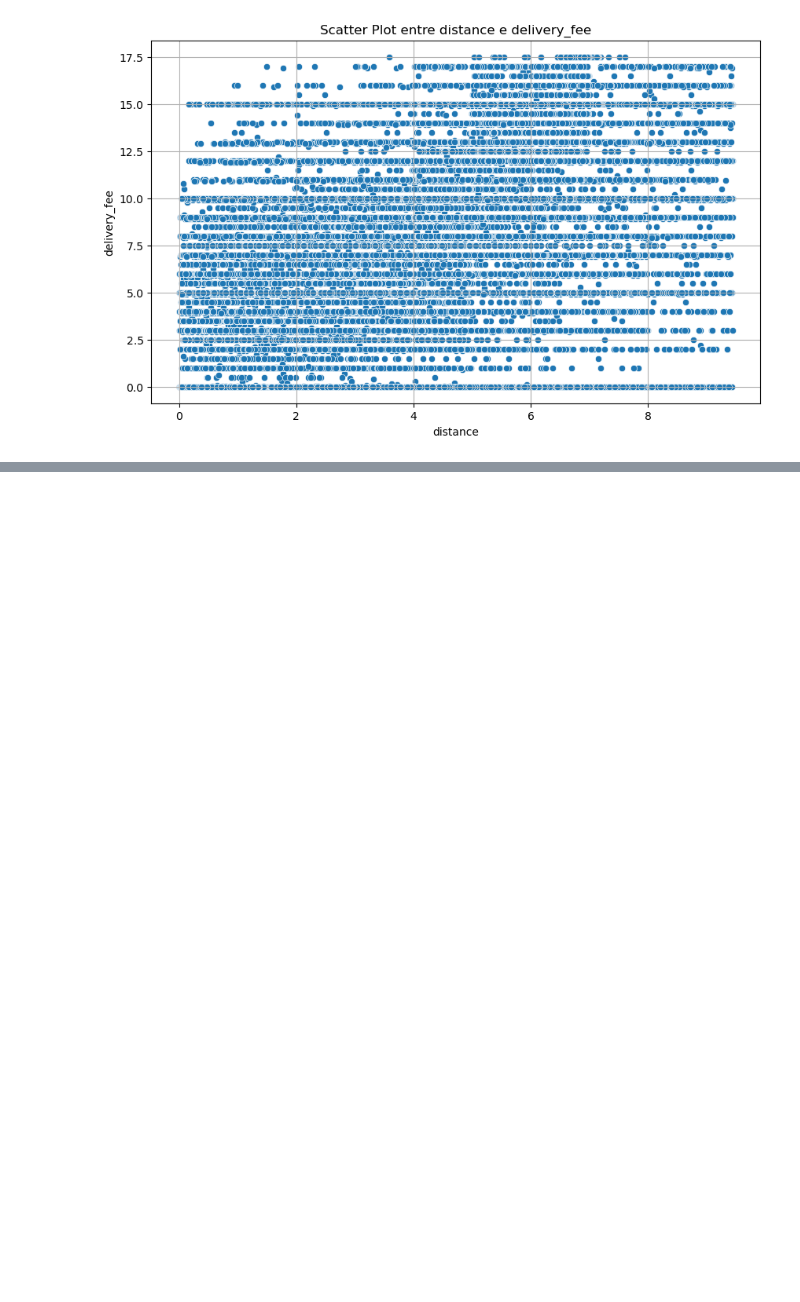
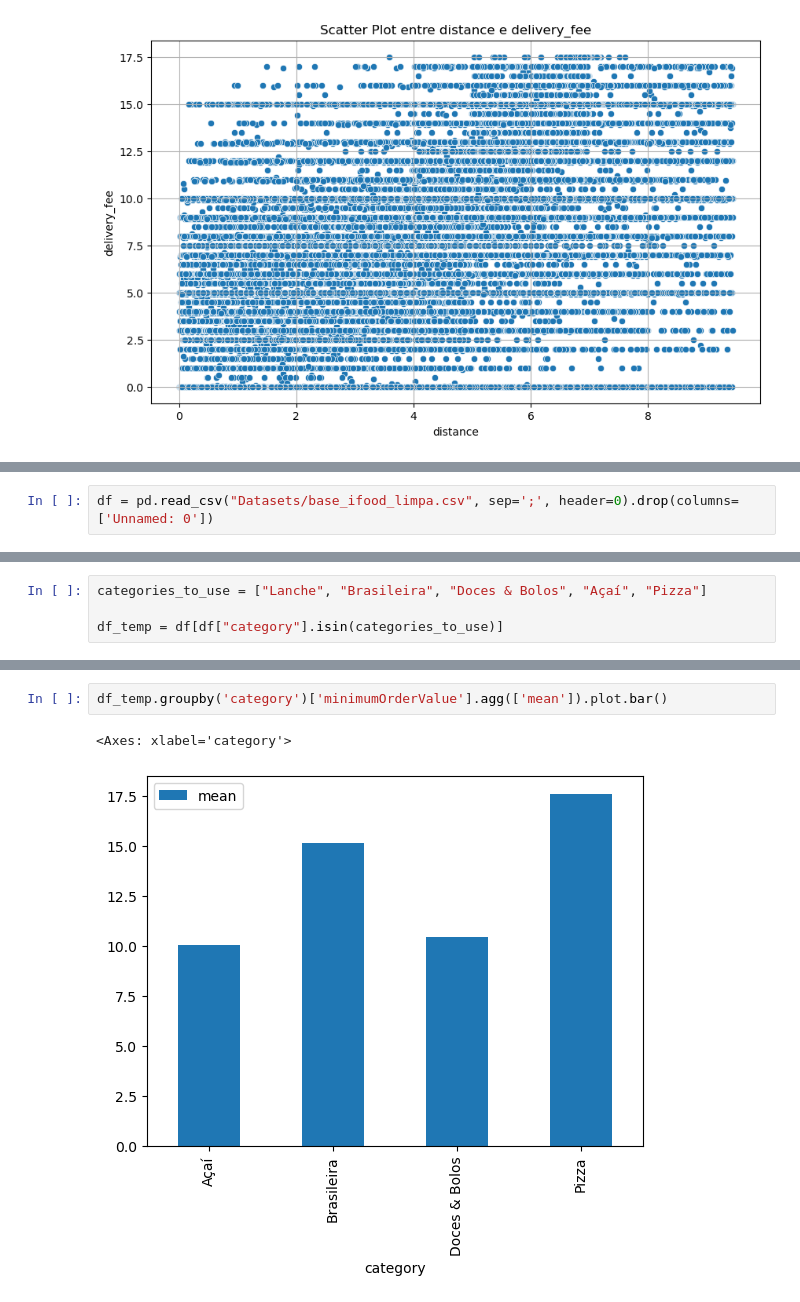
Before and after one commit to Gui250/Curso-Estatistica-em-Python, a Jupyter notebook: correlacoes_variaveis.ipynb, the cells around one changed output, grey strips where cells are left out. Saved outputs shown, nothing was run; the diff lists cells and outputs as text; blank space fills up the shorter version.

```diff
--- a/correlacoes_variaveis.ipynb
+++ b/correlacoes_variaveis.ipynb
@@ -82,0 +85,2 @@ plt.show()
+# %%
+df = pd.read_csv("Datasets/base_ifood_limpa.csv", sep=';', header=0).drop(columns=['Unnamed: 0'])
@@ -82,0 +118,4 @@ plt.show()
+# %%
+categories_to_use = ["Lanche", "Brasileira", "Doces & Bolos", "Açaí", "Pizza"]
+
+df_temp = df[df["category"].isin(categories_to_use)]
@@ -82,0 +131,5 @@ plt.show()
+# %%
+df_temp.groupby('category')['minimumOrderValue'].agg(['mean']).plot.bar()
+# %% [output]
+<Axes: xlabel='category'>
+[figure, added]
```
Also changed, not shown: parts of 10 cells of this notebook, 3 other files.
